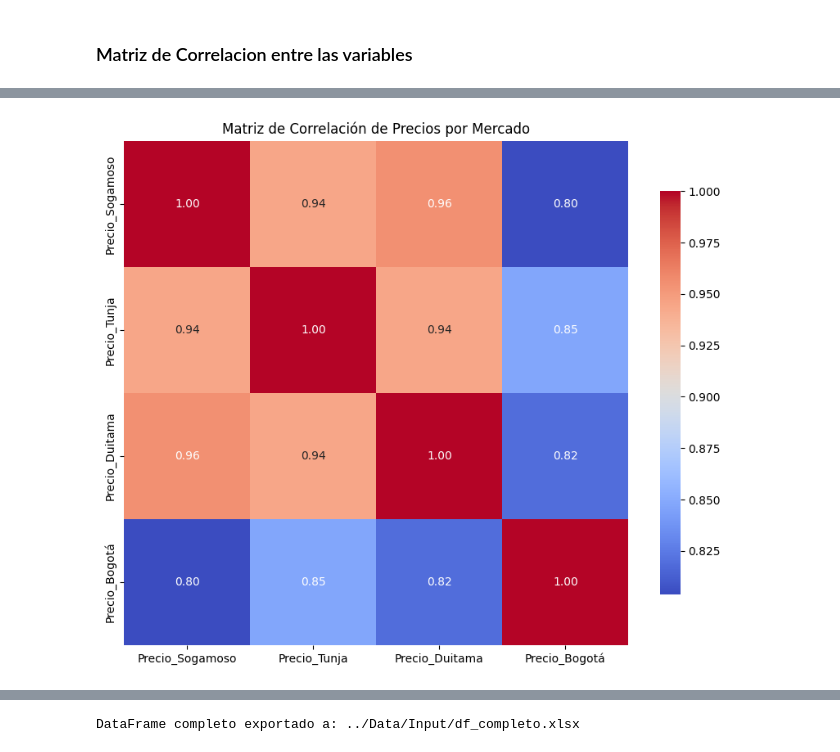
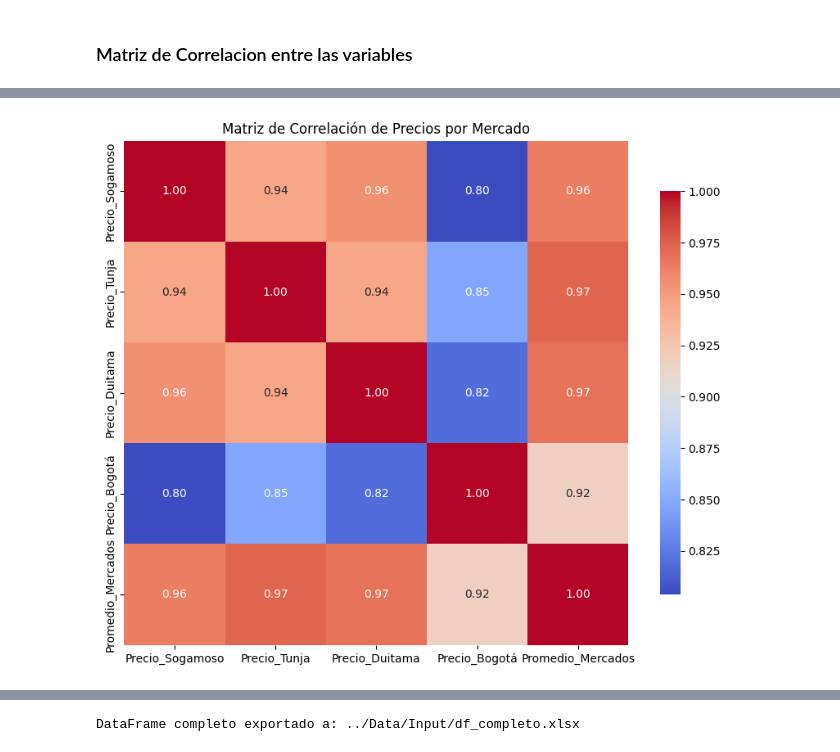
Before and after one commit to TransformacionDigital-Coomproriente/Coomproriente-Market-place-real, a Jupyter notebook: Notebooks/06_Preprocesamiento_Datos.ipynb, the cells around one changed output, grey strips where cells are left out. Saved outputs shown, nothing was run; the diff lists cells and outputs as text; code cells hidden in the pictures.

```diff
--- a/Notebooks/06_Preprocesamiento_Datos.ipynb
+++ b/Notebooks/06_Preprocesamiento_Datos.ipynb
@@ -276,12 +293,13 @@ plt.show()
 # %%
 # Generar matriz de correlación
-correlacion = df_completo[columnas_precios].corr()
+# Seleccionar solo las variables numéricas para la matriz de correlación
+correlacion = df_completo.select_dtypes(include=[np.number]).corr()
 # Mostrar la matriz de correlación con seaborn
 import seaborn as sns
 import matplotlib.pyplot as plt
 plt.figure(figsize=(10, 8))
 sns.heatmap(correlacion, annot=True, cmap='coolwarm', fmt='.2f', square=True, cbar_kws={"shrink": .8})
 plt.title('Matriz de Correlación de Precios por Mercado')
 plt.show()
 # %% [output]
-[figure, old version]
+[figure, new version]
```
Also changed, not shown: parts of 3 cells of this notebook.
